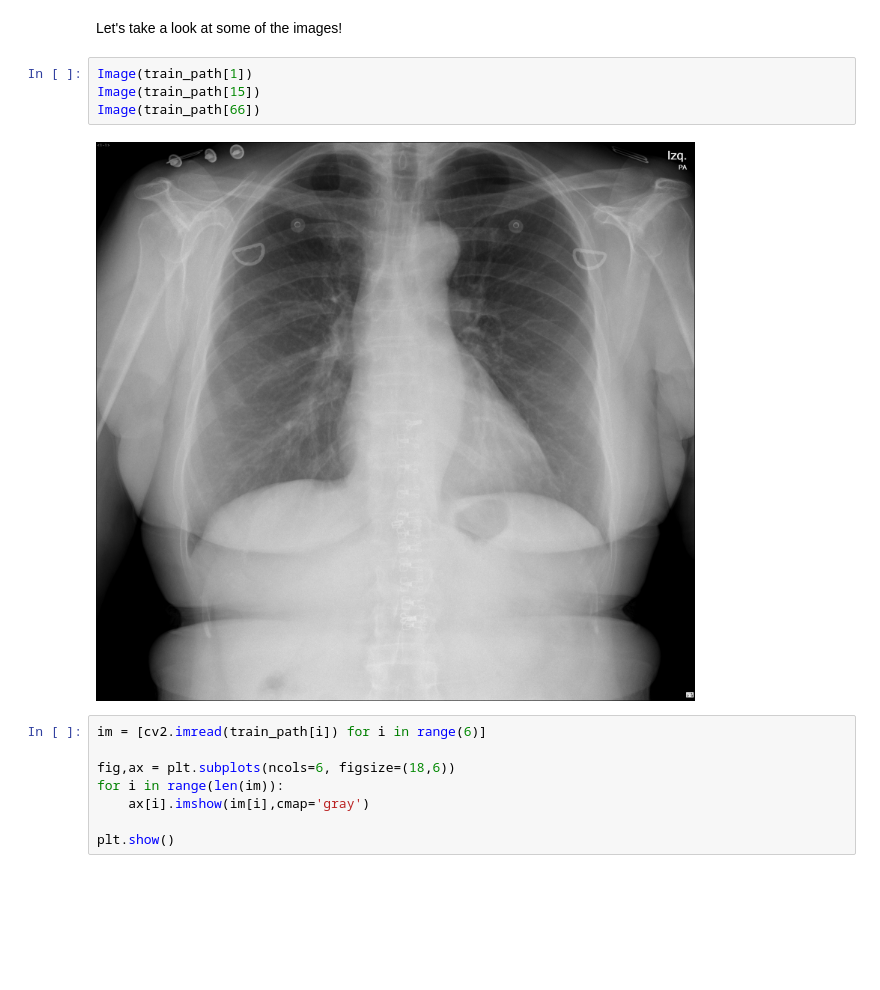
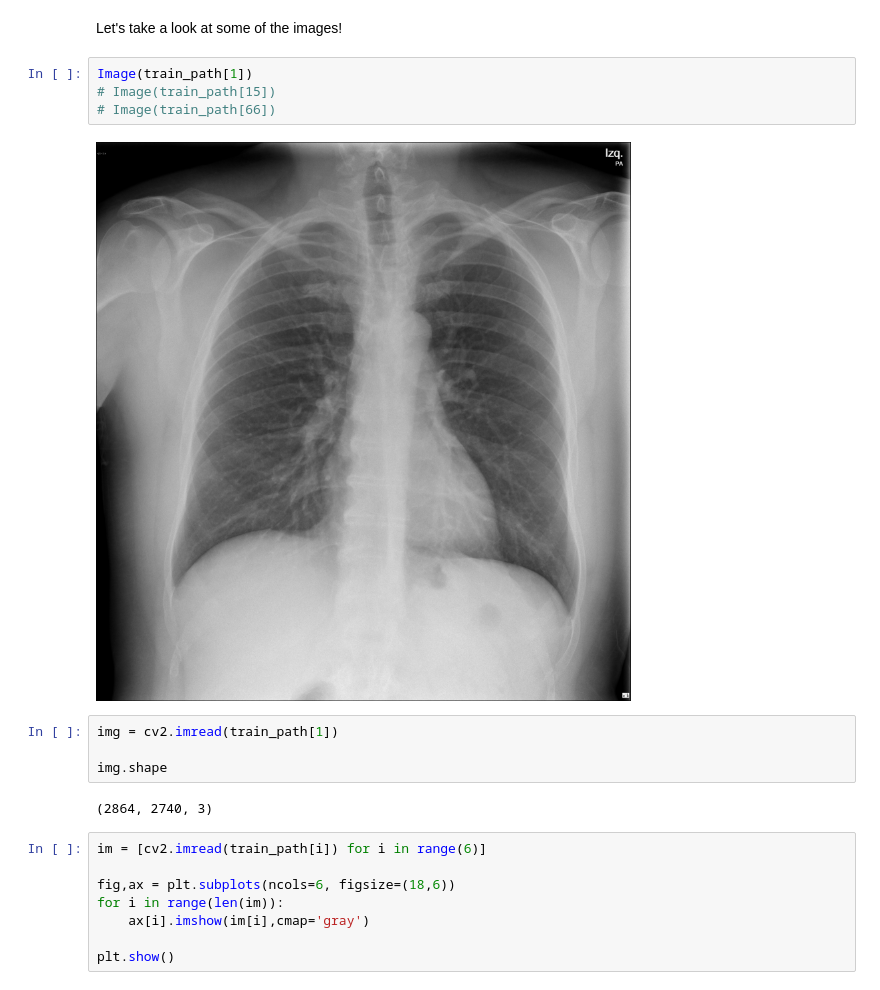
Before and after one commit to LucasLessa1/PIBIC, a Jupyter notebook: COVIDGR_model_torch.ipynb, the cells around one changed output. Drawn from its saved outputs; the diff is of its cells as text; blank space fills up the shorter version.

```diff
--- a/COVIDGR_model_torch.ipynb
+++ b/COVIDGR_model_torch.ipynb
@@ -83,10 +83,16 @@ plt.show()
 Let's take a look at some of the images!
 # %%
 Image(train_path[1])
-Image(train_path[15])
-Image(train_path[66])
+# Image(train_path[15])
+# Image(train_path[66])
 # %% [output]
-[figure, old version]
+[figure, new version]
+# %%
+img = cv2.imread(train_path[1])
+
+img.shape
+# %% [output]
+(2864, 2740, 3)
 # %%
 im = [cv2.imread(train_path[i]) for i in range(6)]
 
```
Also changed, not shown: parts of 14 cells of this notebook.
